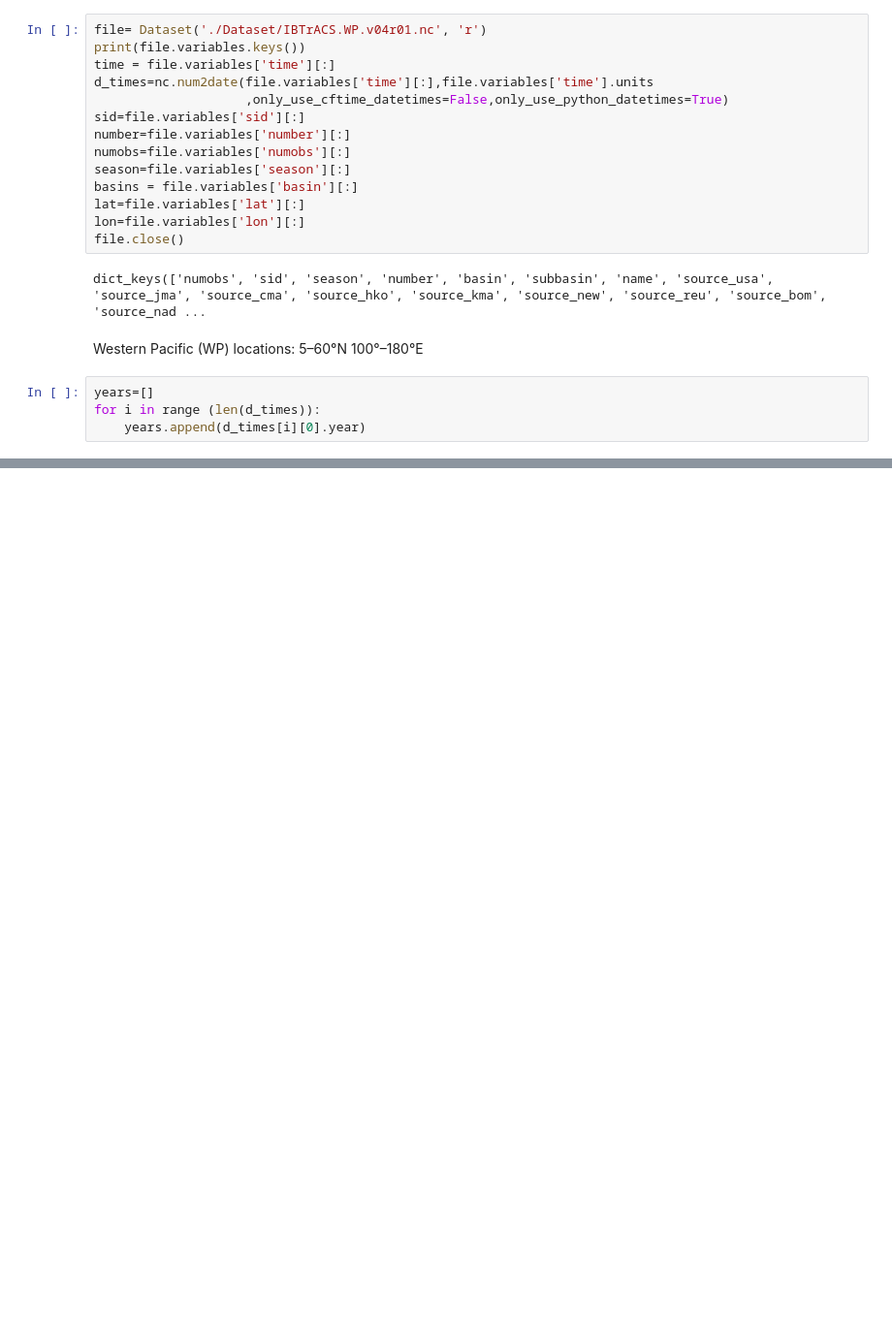
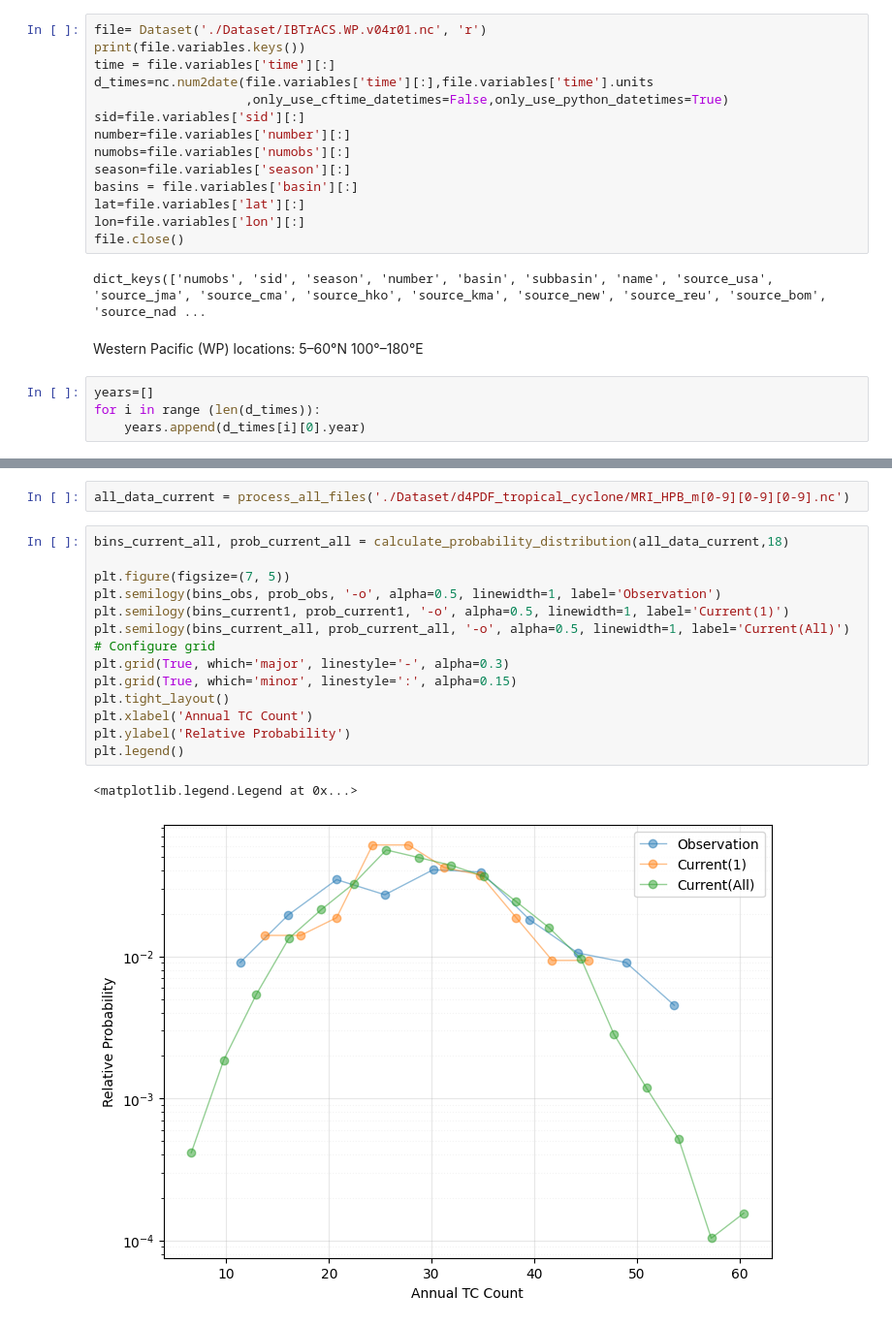
Before and after one commit to famnkunf/PFVTCAWNP, a Jupyter notebook: main.ipynb, the cells around one changed output, grey strips where cells are left out. Shown at 97% size. Saved outputs shown, nothing was run; the diff lists cells and outputs as text; blank space fills up the shorter version.

Commit message:
push TC distribution

```diff
--- a/main.ipynb
+++ b/main.ipynb
@@ -72,0 +208,19 @@ dict_keys(['track_time', 'track_lat', 'track_lon', 'track_pres', 'track_wind'])
+# %%
+all_data_current = process_all_files('./Dataset/d4PDF_tropical_cyclone/MRI_HPB_m[0-9][0-9][0-9].nc')
+# %%
+bins_current_all, prob_current_all = calculate_probability_distribution(all_data_current,18)
+
+plt.figure(figsize=(7, 5))
+plt.semilogy(bins_obs, prob_obs, '-o', alpha=0.5, linewidth=1, label='Observation')
+plt.semilogy(bins_current1, prob_current1, '-o', alpha=0.5, linewidth=1, label='Current(1)')
+plt.semilogy(bins_current_all, prob_current_all, '-o', alpha=0.5, linewidth=1, label='Current(All)')
+# Configure grid
+plt.grid(True, which='major', linestyle='-', alpha=0.3)
+plt.grid(True, which='minor', linestyle=':', alpha=0.15)
+plt.tight_layout()
+plt.xlabel('Annual TC Count')
+plt.ylabel('Relative Probability')
+plt.legend()
+# %% [output]
+<matplotlib.legend.Legend at 0x...>
+[figure, added]
```
Also changed, not shown: parts of 20 cells of this notebook.
